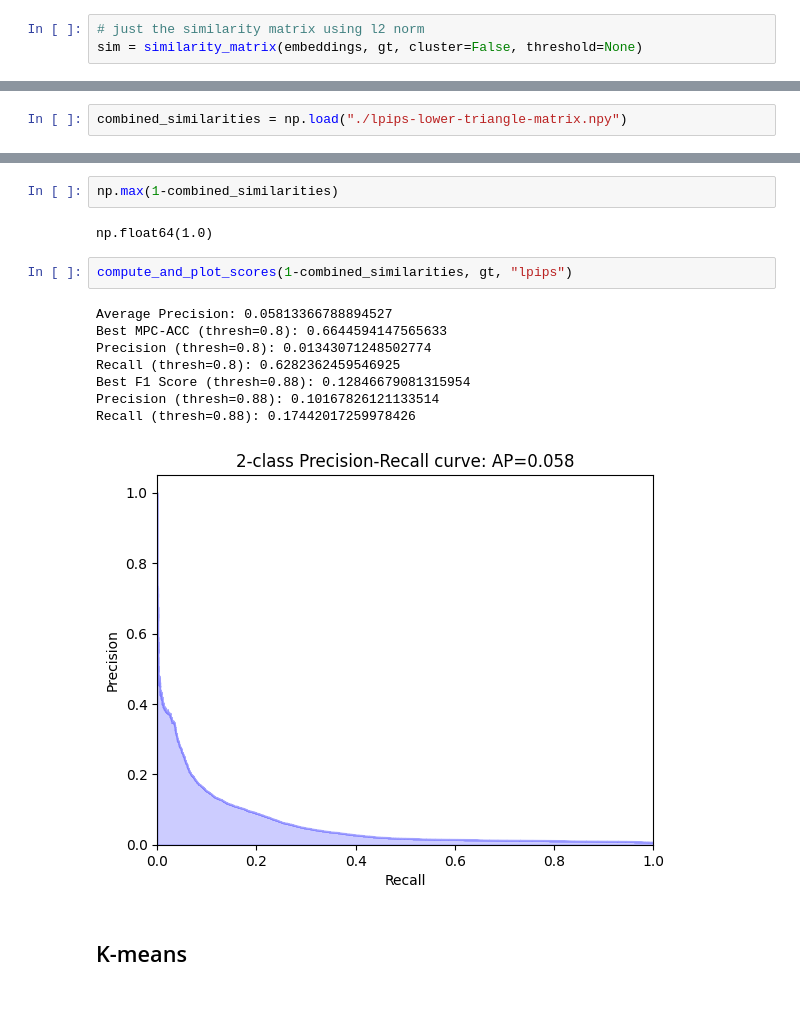
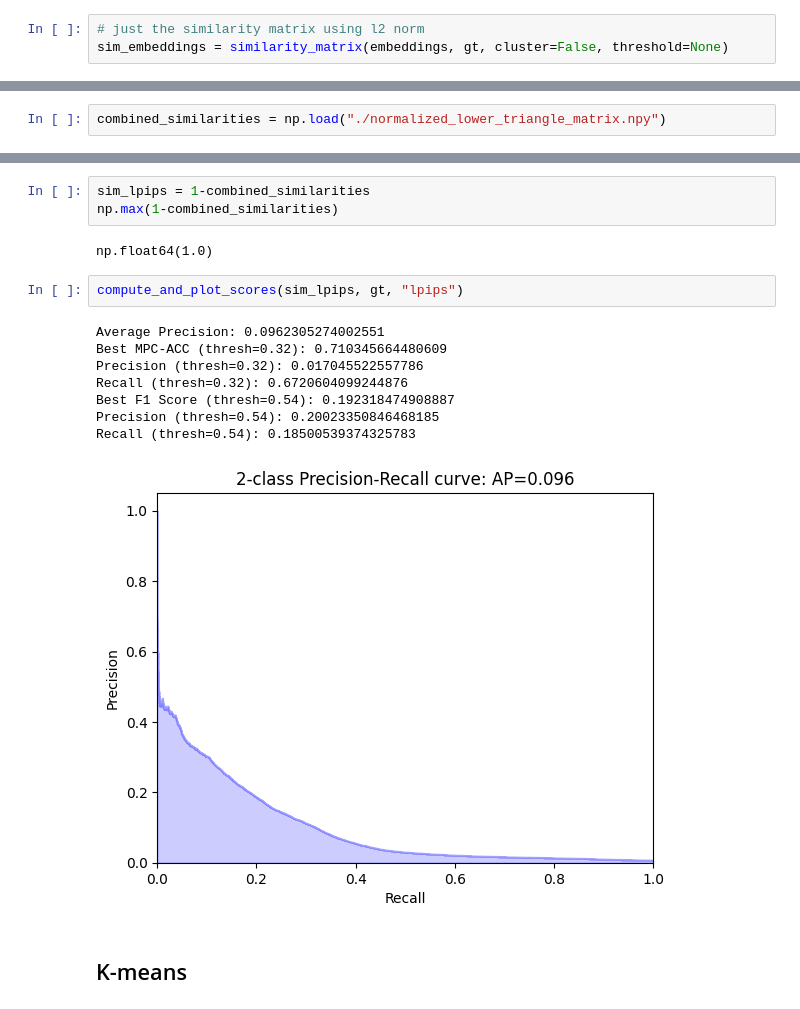
Before and after one commit to shubham-rateria/cs-5785-final-project, a Jupyter notebook: loop-closure.ipynb, the cells around one changed output, grey strips where cells are left out. Cells and saved outputs as stored; diff of their text form.

```diff
--- a/loop-closure.ipynb
+++ b/loop-closure.ipynb
@@ -549,7 +549,7 @@ def similarity_matrix(descs, gt, median=False, cluster=True, plot=True,
     return sim
 # %%
 # just the similarity matrix using l2 norm
-sim = similarity_matrix(embeddings, gt, cluster=False, threshold=None)
+sim_embeddings = similarity_matrix(embeddings, gt, cluster=False, threshold=None)
 # %% [output]
 Computing similarity matrix...
 (2146, 2146) (2146, 2146)
@@ -876,4 +790,4 @@ with ThreadPoolExecutor(max_workers=10) as executor:
 for i, j, similarity in results:
     similarities[i].append(similarity)
 # %%
-combined_similarities = np.load("./lpips-lower-triangle-matrix.npy")
+combined_similarities = np.load("./normalized_lower_triangle_matrix.npy")
@@ -885,18 +794,19 @@ TypeError: Invalid shape (10240,) for image data
 # %%
+sim_lpips = 1-combined_similarities
 np.max(1-combined_similarities)
 # %% [output]
 np.float64(1.0)
 # %%
-compute_and_plot_scores(1-combined_similarities, gt, "lpips")
+compute_and_plot_scores(sim_lpips, gt, "lpips")
 # %% [output]
-Average Precision: 0.05813366788894527
-Best MPC-ACC (thresh=0.8): 0.6644594147565633
-Precision (thresh=0.8): 0.01343071248502774
-Recall (thresh=0.8): 0.6282362459546925
-Best F1 Score (thresh=0.88): 0.12846679081315954
-Precision (thresh=0.88): 0.10167826121133514
-Recall (thresh=0.88): 0.17442017259978426
+Average Precision: 0.0962305274002551
+Best MPC-ACC (thresh=0.32): 0.710345664480609
+Precision (thresh=0.32): 0.017045522557786
+Recall (thresh=0.32): 0.6720604099244876
+Best F1 Score (thresh=0.54): 0.192318474908887
+Precision (thresh=0.54): 0.20023350846468185
+Recall (thresh=0.54): 0.18500539374325783
-[figure, old version]
+[figure, new version]
 # %% [markdown]
 ## K-means
 # %%
```
Also changed, not shown: parts of 29 cells of this notebook, 16 other files.
